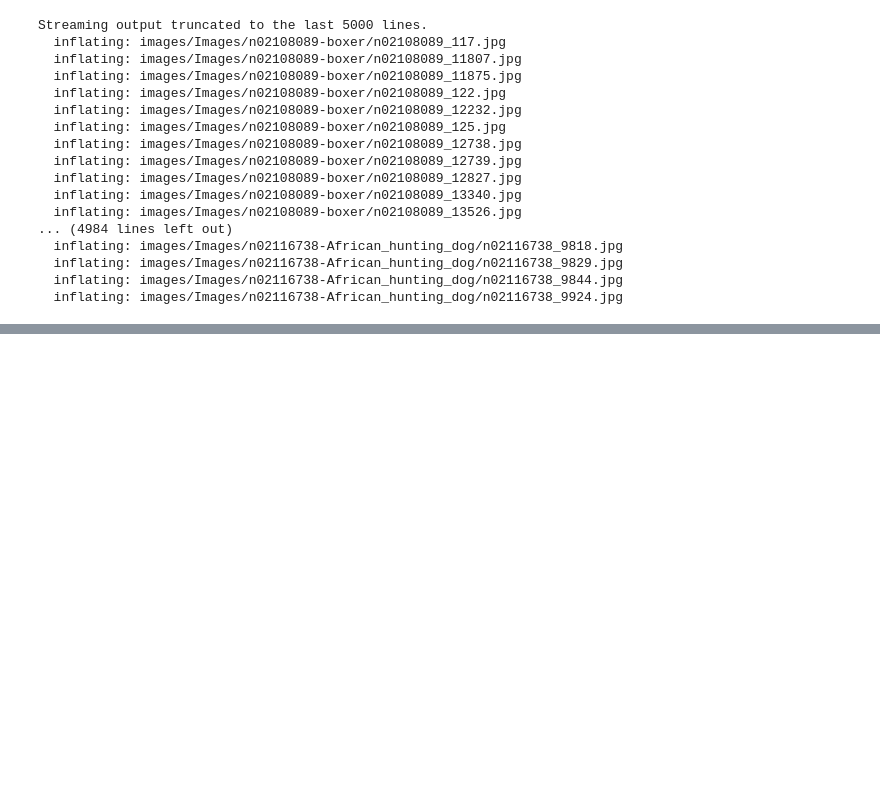
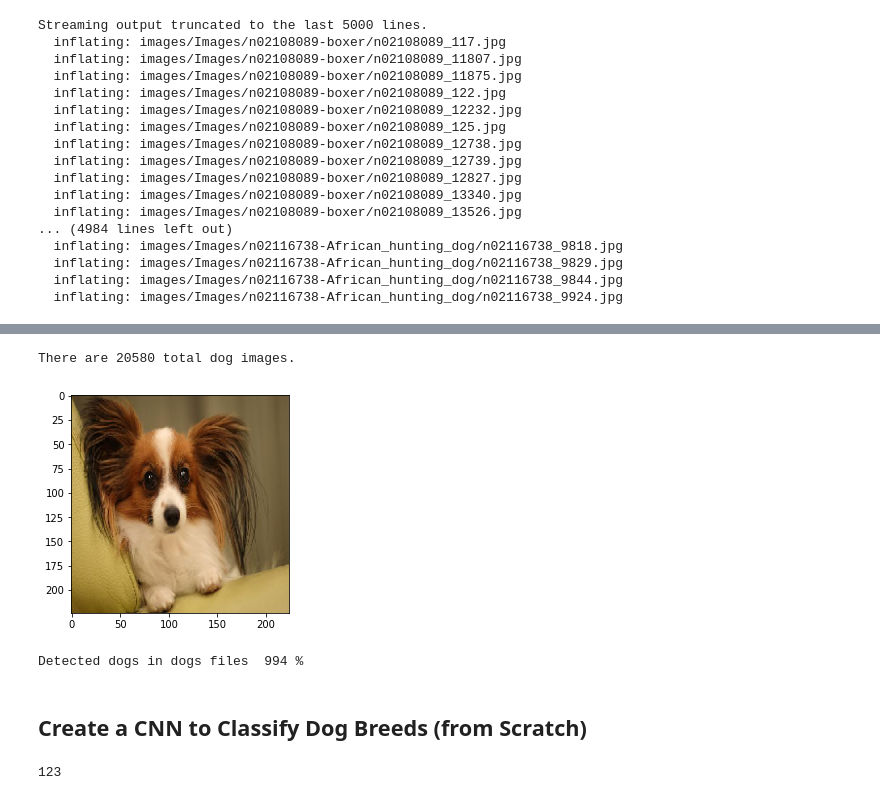
Before and after one commit to sun-fox/Deep-Learning-CNN, a Jupyter notebook: Dog_classification.ipynb, the cells around one changed output, grey strips where cells are left out. Drawn from its saved outputs; the diff is of its cells as text; code cells hidden in the pictures; blank space fills up the shorter version.

```diff
--- a/Dog_classification.ipynb
+++ b/Dog_classification.ipynb
@@ -320,0 +254,13 @@ plt.show()
+# %%
+import torch
+import torchvision.models as models
+
+# define VGG16 model
+VGG16 = models.vgg16(pretrained=True)
+
+# check if CUDA is available
+use_cuda = torch.cuda.is_available()
+
+# move model to GPU if CUDA is available
+if use_cuda:
+    VGG16 = VGG16.cuda()
@@ -320,0 +326,42 @@ plt.show()
+# %%
+def dog_detector(img_path):
+    pred=VGG16_predict(img_path)
+    if pred >= 151 and pred <= 268:
+        return True
+    else:
+        return False
+# %%
+from matplotlib import pyplot as plt
+from keras.preprocessing import image
+img_path = '../content/images/Images/n02086240-Shih-Tzu/'
+from glob import glob
+import numpy as np
+dog_files = np.array(glob("../content/images/Images/*/*"))
+img = image.load_img(dog_files[1], target_size=(224,224))
+plt.imshow(img)
+dog_detector(dog_files[1])
+print('There are %d total dog images.' % len(dog_files))
+# %% [output]
+There are 20580 total dog images.
+[figure, added]
+# %%
+from tqdm import tqdm
+dog_files_short = dog_files[:1000]
+
+counter_dog   = 0
+
+for dog_file in tqdm(dog_files_short):
+    if(dog_detector(dog_file)):
+        counter_dog +=1
+
+print("Detected dogs in dogs files ",counter_dog,"%")
+# %% [output]
+Detected dogs in dogs files  994 %
+# %% [markdown]
+## **Create a CNN to Classify Dog Breeds (from Scratch)**
+# %%
+root_dir = '../content/images/Images/'
+classes_dir = [ f.name for f in os.scandir(root_dir) if f.is_dir() ]
+len(classes_dir)
+# %% [output]
+123
```
Also changed, not shown: parts of 31 cells of this notebook.
